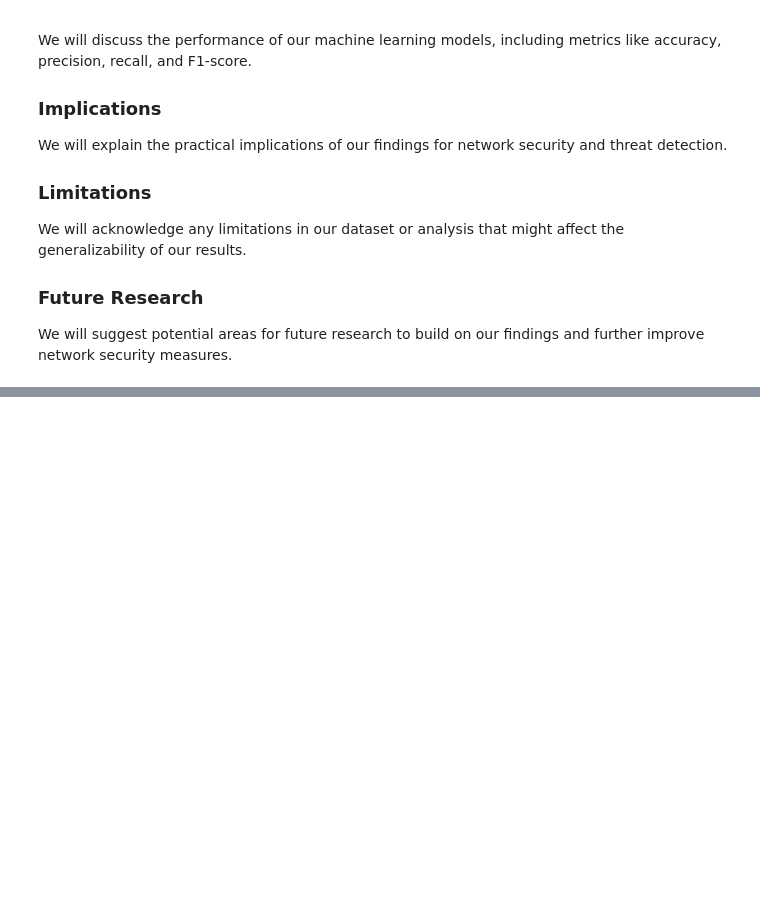
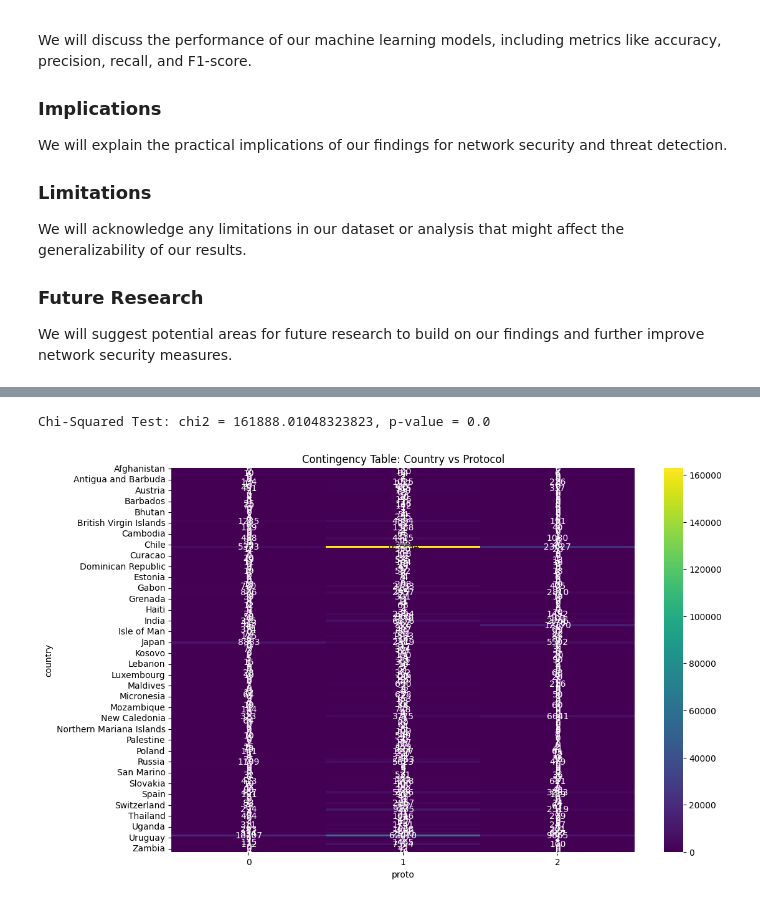
Before and after one commit to Sonok/CMSC320_Final_Project, a Jupyter notebook: CMSC320FinalProject.ipynb, the cells around one changed output, grey strips where cells are left out. Drawn from its saved outputs; the diff is of its cells as text; code cells hidden in the pictures; blank space fills up the shorter version.

```diff
--- a/CMSC320FinalProject.ipynb
+++ b/CMSC320FinalProject.ipynb
@@ -63,0 +168,16 @@ ModuleNotFoundError: No module named 'pandas'
+# %%
+from scipy.stats import chi2_contingency
+
+# Chi-Squared Test: Independence between 'country' and 'proto'
+contingency_table = pd.crosstab(df['country'], df['proto'])
+chi2, p, dof, expected = chi2_contingency(contingency_table)
+print(f'Chi-Squared Test: chi2 = {chi2}, p-value = {p}')
+
+# Visualization for Chi-Squared Test
+plt.figure(figsize=(12, 8))
+sns.heatmap(contingency_table, annot=True, cmap='viridis', fmt='d')
+plt.title('Contingency Table: Country vs Protocol')
+plt.show()
+# %% [output]
+Chi-Squared Test: chi2 = 161888.01048323823, p-value = 0.0
+[figure, added]
```
Also changed, not shown: parts of 11 cells of this notebook, 1 other file.
